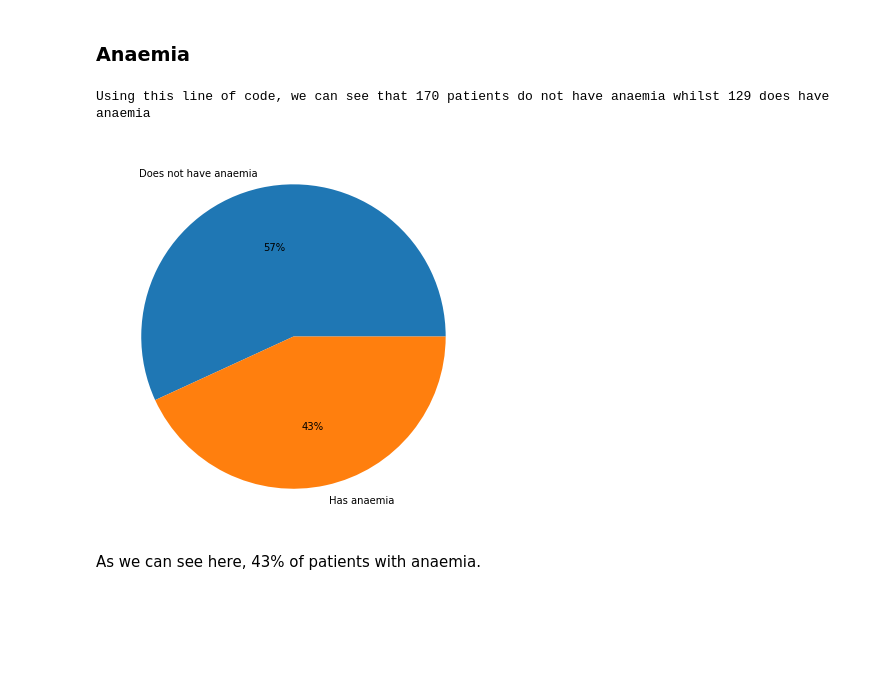
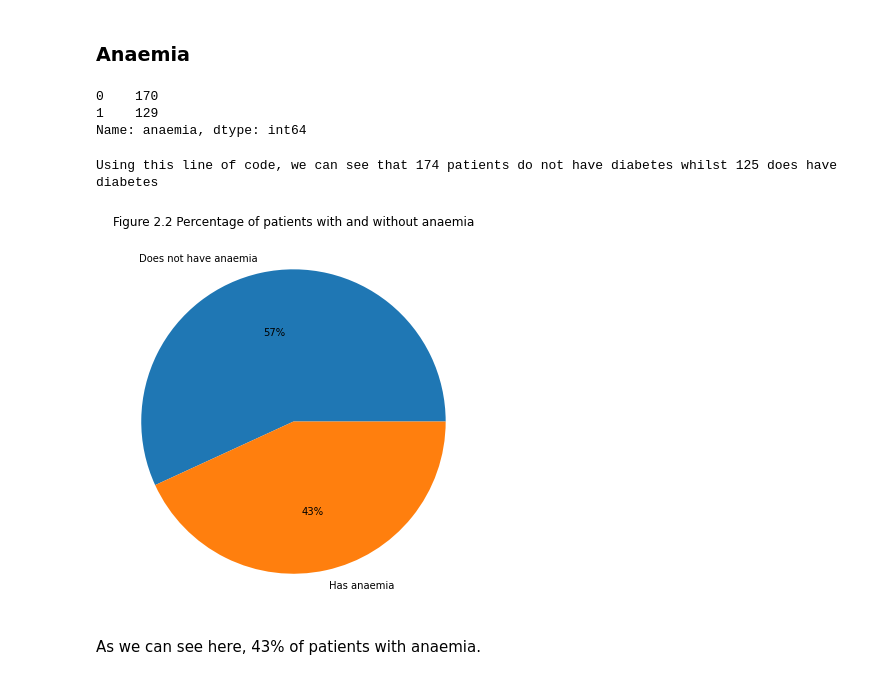
Before and after one commit to Ghost-Recon131/PDS-Assignment2, a Jupyter notebook: assignment2.ipynb, the cells around one changed output. Saved outputs shown, nothing was run; the diff lists cells and outputs as text; code cells hidden in the pictures; blank space fills up the shorter version.

```diff
--- a/assignment2.ipynb
+++ b/assignment2.ipynb
@@ -460,19 +476,25 @@ plt.show;
 This graph shows that there is a larger number of younger patients surveyed, evident by right-skewness on the graph.
 # %% [markdown]
 ### Anaemia
+# %%
+HFCR['anaemia'].value_counts()
+# %% [output]
+0    170
+1    129
+Name: anaemia, dtype: int64
 # %%
-HFCR['anaemia'].value_counts()
-print("Using this line of code, we can see that 170 patients do not have anaemia whilst 129 does have anaemia")
+print("Using this line of code, we can see that 174 patients do not have diabetes whilst 125 does have diabetes")
 # %% [output]
-Using this line of code, we can see that 170 patients do not have anaemia whilst 129 does have anaemia
+Using this line of code, we can see that 174 patients do not have diabetes whilst 125 does have diabetes
 # %%
 Status = ['Does not have anaemia', 'Has anaemia']
 data = [170, 129]
 fig = plt.figure(figsize =(7, 7))
 plt.pie(data, labels = Status, autopct='%1.0f%%')
+plt.title('Figure 2.2 Percentage of patients with and without anaemia')
 plt.show()
 # %% [output]
-[figure, old version]
+[figure, new version]
 # %% [markdown]
 As we can see here, 43% of patients with anaemia.
 # %% [markdown]
```
Also changed, not shown: parts of 16 cells of this notebook.
